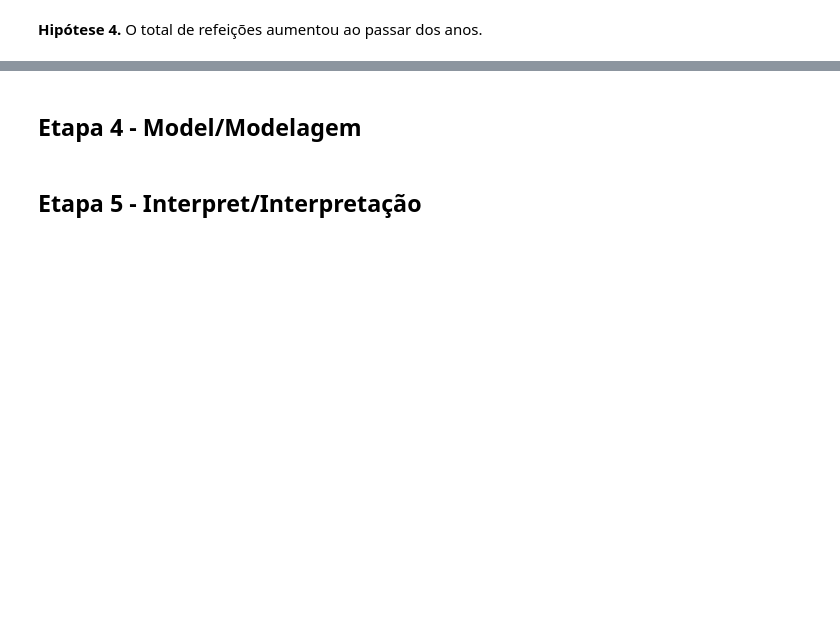
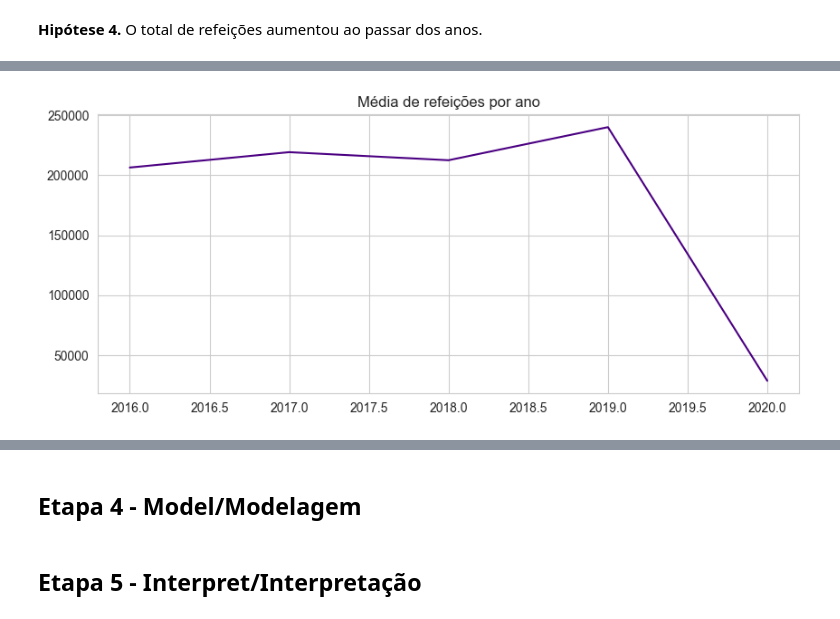
Before and after one commit to eloabe/time-series-analysis, a Jupyter notebook: time_series.ipynb, the cells around one changed output, grey strips where cells are left out. Saved outputs shown, nothing was run; the diff lists cells and outputs as text; code cells hidden in the pictures; blank space fills up the shorter version.

```diff
--- a/time_series.ipynb
+++ b/time_series.ipynb
@@ -270,2 +288,11 @@ mean_by_year
 # %%
-#verificando visualmente a informação
+#visualizando a informação
+plt.figure(figsize = (10, 4))
+
+sns.lineplot(total_by_year['total_refeicoes'], color='indigo').set(xlabel=None,
+                                                                  ylabel=None)
+plt.title('Média de refeições por ano')
+
+plt.show()
+# %% [output]
+[figure, added]
```
Also changed, not shown: parts of 14 cells of this notebook.
